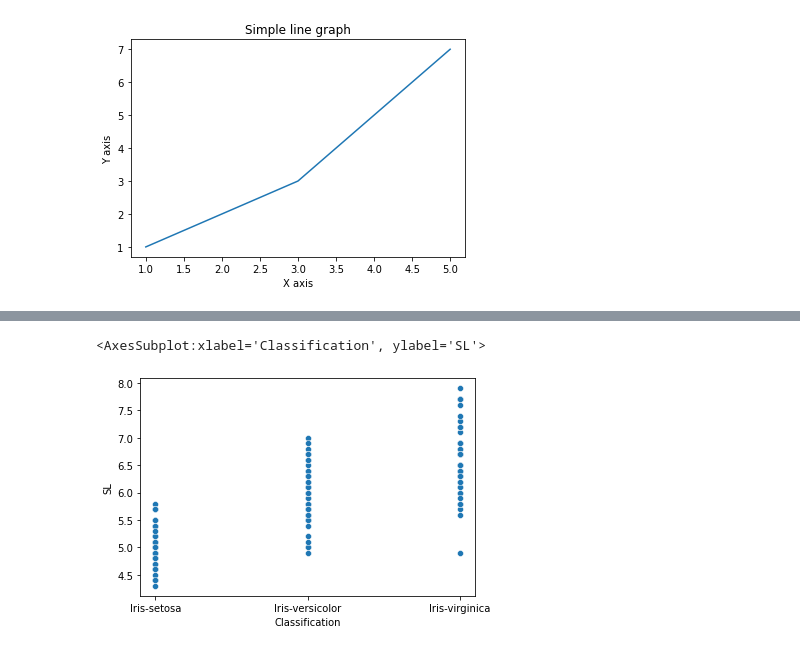
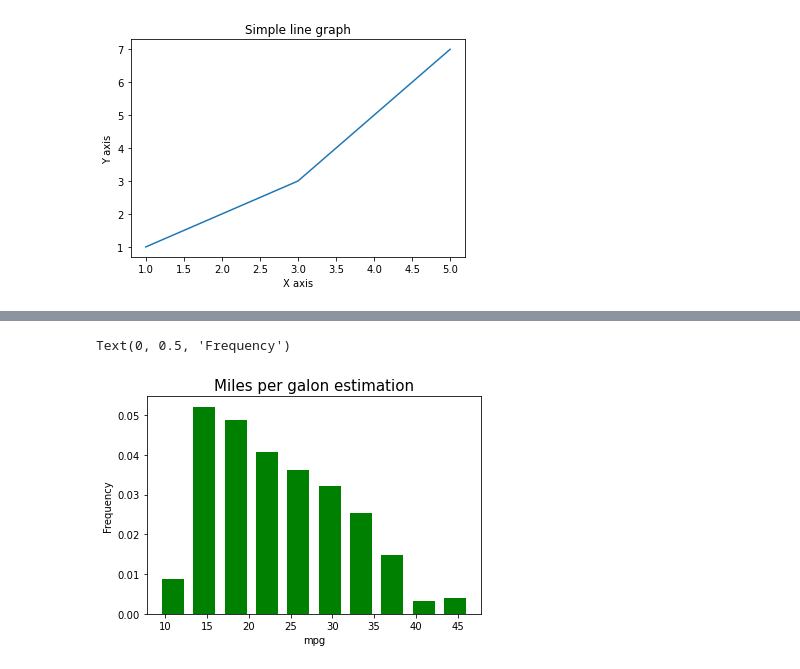
Before and after one commit to sreeh4ri/ictk_projects, a Jupyter notebook: notebooks/ex-matplotlib-basics.ipynb, the cells around one changed output, grey strips where cells are left out. Drawn from its saved outputs; the diff is of its cells as text; code cells hidden in the pictures.

```diff
--- a/notebooks/ex-matplotlib-basics.ipynb
+++ b/notebooks/ex-matplotlib-basics.ipynb
@@ -17,4 +40,7 @@ Text(0, 0.5, 'Y axis')
 # %%
-iris_data = pd.read_excel('./datasets/iris.xls')
-display(iris_data)
+# Read csv
+acsv= pd.read_csv('./datasets/auto-mpg.csv')
+display(acsv.head())
+display(type(acsv.columns))
+display(acsv.columns)
 # %% [output]
@@ -34,5 +69,10 @@ display(iris_data)
 # %%
-sns.scatterplot(x =iris_data['Classification'],y =iris_data['SL'])
+# desity in histogram
+plt.figure()
+plt.hist(acsv['mpg'],color = 'green', rwidth =0.7, density = True)
+plt.title('Miles per galon estimation', fontsize = 15)
+plt.xlabel("mpg")
+plt.ylabel("Frequency")
 # %% [output]
-<AxesSubplot:xlabel='Classification', ylabel='SL'>
+Text(0, 0.5, 'Frequency')
-[figure, old version]
+[figure, new version]
```
Also changed, not shown: parts of 21 cells of this notebook.
